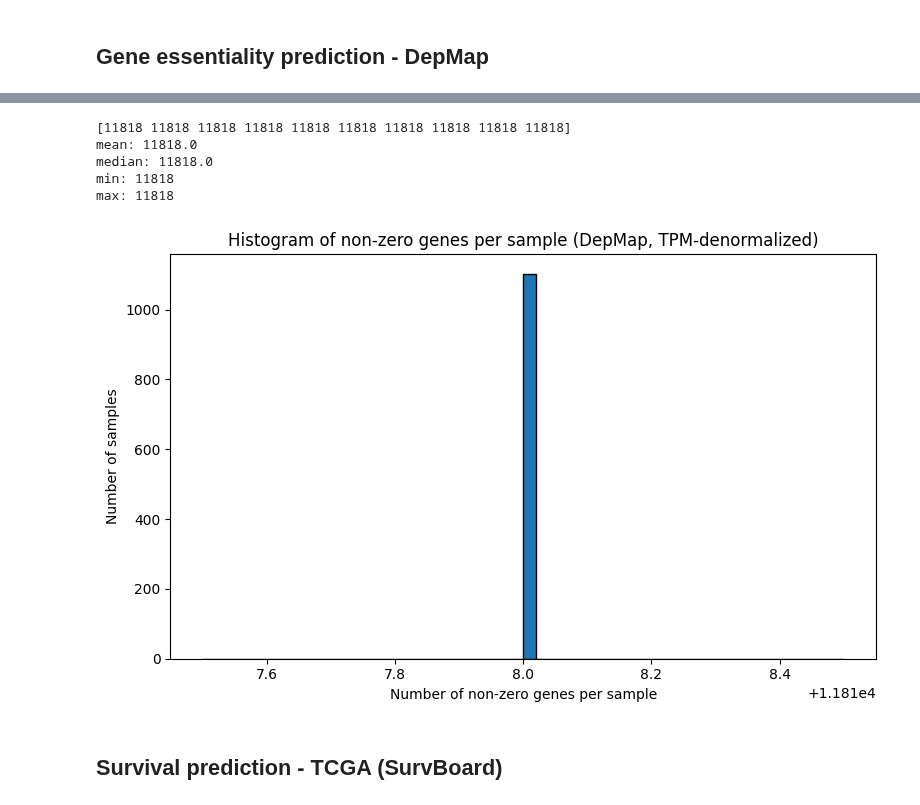
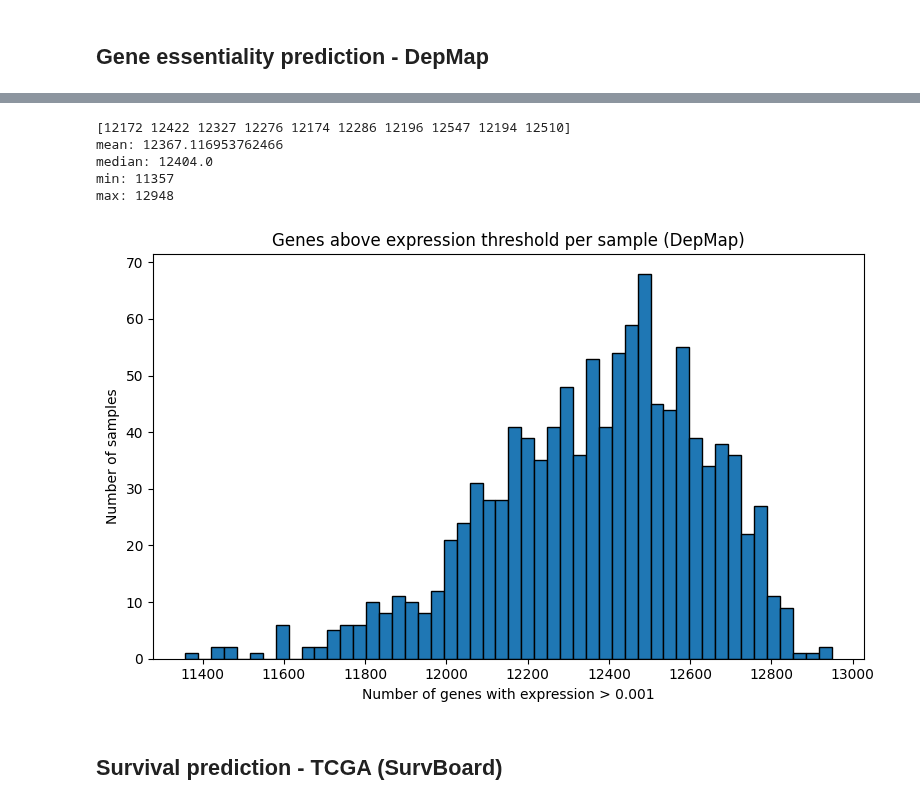
Before and after one commit to eheiss/scbFM, a Jupyter notebook: src/analysis/distributions.ipynb, the cells around one changed output, grey strips where cells are left out. Cells and saved outputs as stored; diff of their text form; code cells hidden in the pictures.

```diff
--- a/src/analysis/distributions.ipynb
+++ b/src/analysis/distributions.ipynb
@@ -646,25 +721,29 @@ depmap.X.mean(axis = 1).mean()
 # %%
-nonzero_genes_per_sample = np.count_nonzero(X, axis=1)
+threshold = 1e-3
 
-print(nonzero_genes_per_sample[:10])
-print("mean:",   nonzero_genes_per_sample.mean())
-print("median:", np.median(nonzero_genes_per_sample))
-print("min:",    nonzero_genes_per_sample.min())
-print("max:",    nonzero_genes_per_sample.max())
+expressed_genes_per_sample = np.sum(X > threshold, axis=1)
+
+print(expressed_genes_per_sample[:10])
+print("mean:", expressed_genes_per_sample.mean())
+print("median:", np.median(expressed_genes_per_sample))
+print("min:", expressed_genes_per_sample.min())
+print("max:", expressed_genes_per_sample.max())
 
 plt.figure(figsize=(8, 5))
-plt.hist(nonzero_genes_per_sample, bins=50, edgecolor="black")
-plt.xlabel("Number of non-zero genes per sample")
+plt.hist(
+    expressed_genes_per_sample,
+    bins=50,
+    edgecolor="black",
+)
+plt.xlabel(f"Number of genes with expression > {threshold:g}")
 plt.ylabel("Number of samples")
-plt.title("Histogram of non-zero genes per sample (DepMap, TPM-denormalized)")
+plt.title("Genes above expression threshold per sample (DepMap)")
 plt.tight_layout()
 plt.show()
-
-del depmap
 # %% [output]
-[11818 11818 11818 11818 11818 11818 11818 11818 11818 11818]
-mean: 11818.0
-median: 11818.0
-min: 11818
-max: 11818
+[12172 12422 12327 12276 12174 12286 12196 12547 12194 12510]
+mean: 12367.116953762466
+median: 12404.0
+min: 11357
+max: 12948
-[figure, old version]
+[figure, new version]
```
Also changed, not shown: parts of 45 cells of this notebook, 36 other files.
